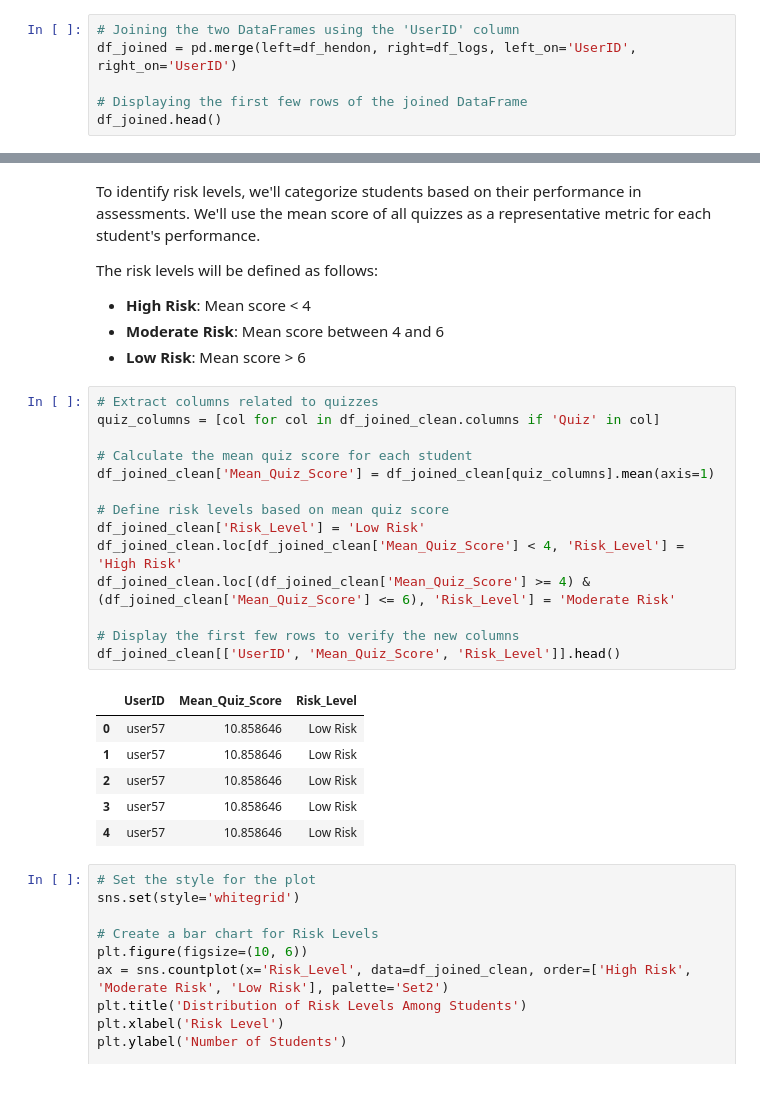
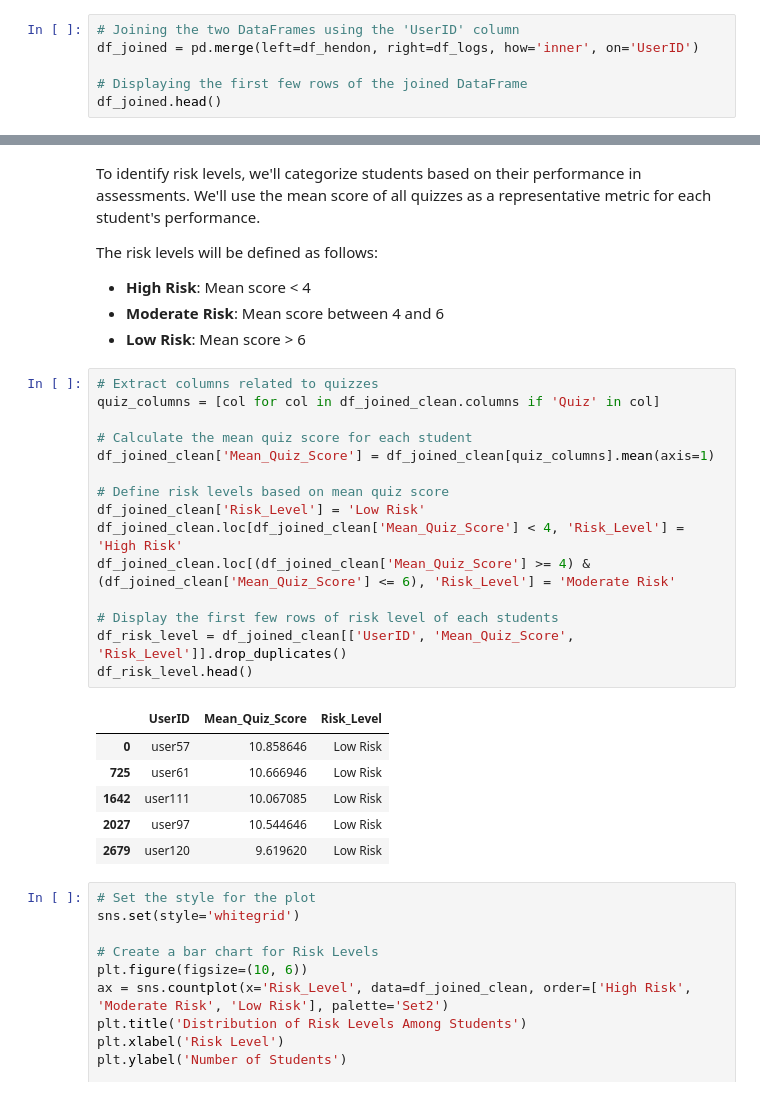
Before and after one commit to intellisenseCodez/Student_Performance_Analysis, a Jupyter notebook: Student Behaviour ML.ipynb, the cells around one changed output, grey strips where cells are left out. Cells and saved outputs as stored; diff of their text form.

Commit message:
revisit Risk level Category

```diff
--- a/Student Behaviour ML.ipynb
+++ b/Student Behaviour ML.ipynb
@@ -105,7 +101,7 @@ df_logs.shape
 The logs dataset contains information about user activities, including the time of the activity, the user ID, the event context, the component involved, the event name, and a description of the event. The loag dataset contains a record of 113,725 records
 # %%
 # Joining the two DataFrames using the 'UserID' column
-df_joined = pd.merge(left=df_hendon, right=df_logs, left_on='UserID', right_on='UserID')
+df_joined = pd.merge(left=df_hendon, right=df_logs, how='inner', on='UserID')
 
 # Displaying the first few rows of the joined DataFrame
 df_joined.head()
@@ -512,24 +523,25 @@ The risk levels will be defined as follows:
 # %%
 # Extract columns related to quizzes
 quiz_columns = [col for col in df_joined_clean.columns if 'Quiz' in col]
 
 # Calculate the mean quiz score for each student
 df_joined_clean['Mean_Quiz_Score'] = df_joined_clean[quiz_columns].mean(axis=1)
 
 # Define risk levels based on mean quiz score
 df_joined_clean['Risk_Level'] = 'Low Risk'
 df_joined_clean.loc[df_joined_clean['Mean_Quiz_Score'] < 4, 'Risk_Level'] = 'High Risk'
 df_joined_clean.loc[(df_joined_clean['Mean_Quiz_Score'] >= 4) & (df_joined_clean['Mean_Quiz_Score'] <= 6), 'Risk_Level'] = 'Moderate Risk'
 
-# Display the first few rows to verify the new columns
-df_joined_clean[['UserID', 'Mean_Quiz_Score', 'Risk_Level']].head()
+# Display the first few rows of risk level of each students
+df_risk_level = df_joined_clean[['UserID', 'Mean_Quiz_Score', 'Risk_Level']].drop_duplicates()
+df_risk_level.head()
 # %% [output]
 |  | UserID | Mean_Quiz_Score | Risk_Level |
 | 0 | user57 | 10.858646 | Low Risk |
-| 1 | user57 | 10.858646 | Low Risk |
-| 2 | user57 | 10.858646 | Low Risk |
-| 3 | user57 | 10.858646 | Low Risk |
-| 4 | user57 | 10.858646 | Low Risk |
+| 725 | user61 | 10.666946 | Low Risk |
+| 1642 | user111 | 10.067085 | Low Risk |
+| 2027 | user97 | 10.544646 | Low Risk |
+| 2679 | user120 | 9.619620 | Low Risk |
 # %%
 # Set the style for the plot
 sns.set(style='whitegrid')
```
Also changed, not shown: parts of 5 cells of this notebook.
